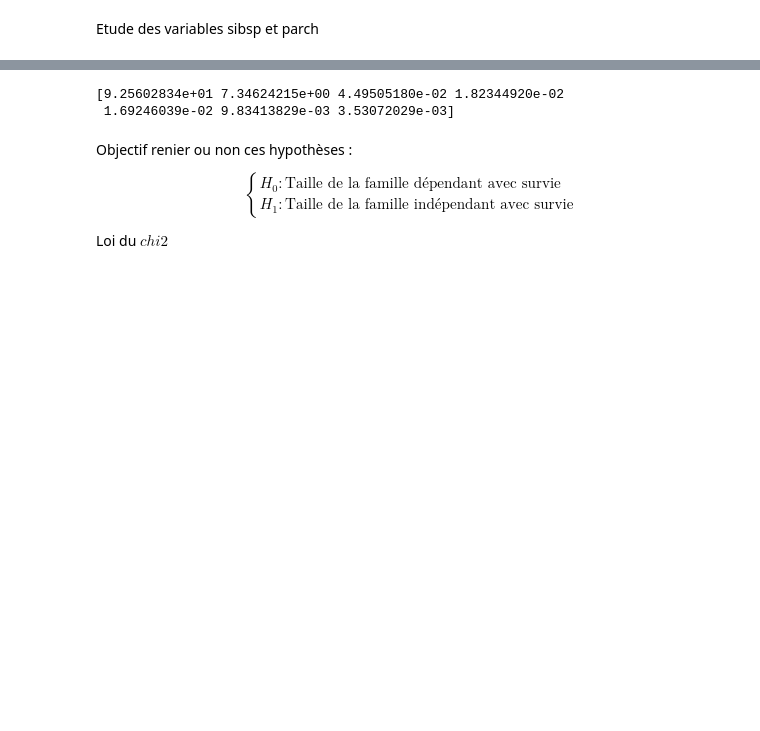
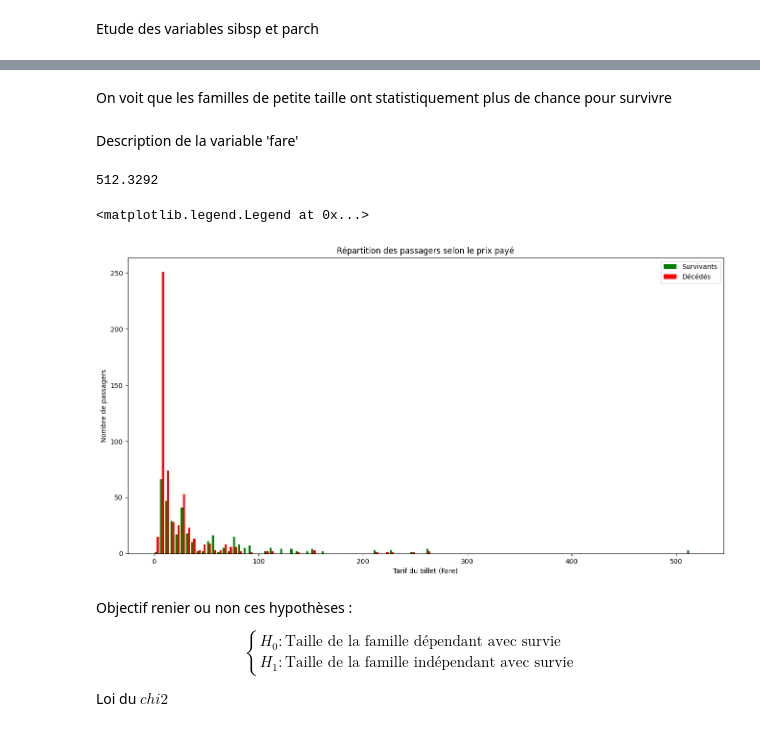
Before and after one commit to Noah-Agnel/Titanic, a Jupyter notebook: data_analysis.ipynb, the cells around one changed output, grey strips where cells are left out. Saved outputs shown, nothing was run; the diff lists cells and outputs as text; code cells hidden in the pictures; blank space fills up the shorter version.

```diff
--- a/data_analysis.ipynb
+++ b/data_analysis.ipynb
@@ -136,11 +193,26 @@ Etude des variables sibsp et parch
+# %% [markdown]
+On voit que les familles de petite taille ont statistiquement plus de chance pour survivre
+# %% [markdown]
+Description de la variable 'fare'
 # %%
-from sklearn.decomposition import PCA
-pca = PCA()
-pca.fit_transform(titanic)
-print(pca.explained_variance_ratio_*100)
+# Choisir les tranches de prix
+bins = np.arange(0, np.max(fare)+10, 5)  # par tranches de 20
+print(np.max(fare))
+# Histogramme groupé pour morts et survivants
+plt.figure(figsize=(16, 8))
+plt.hist([fare[vivants], fare[morts]],
+         bins=bins,
+         color=['green', 'red'],
+         label=['Survivants', 'Décédés'])
+
+plt.xlabel("Tarif du billet (Fare)")
+plt.ylabel("Nombre de passagers")
+plt.title("Répartition des passagers selon le prix payé")
+plt.legend()
 # %% [output]
-[9.25602834e+01 7.34624215e+00 4.49505180e-02 1.82344920e-02
- 1.69246039e-02 9.83413829e-03 3.53072029e-03]
+512.3292
+<matplotlib.legend.Legend at 0x...>
+[figure, added]
 # %% [markdown]
 Objectif renier ou non ces hypothèses :
 
```
Also changed, not shown: parts of 16 cells of this notebook.
